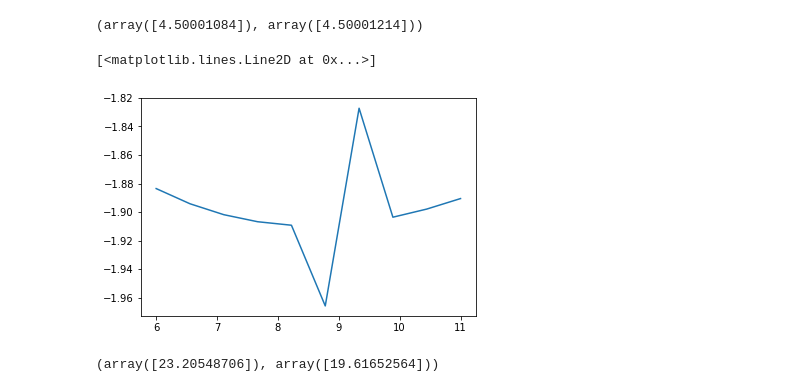
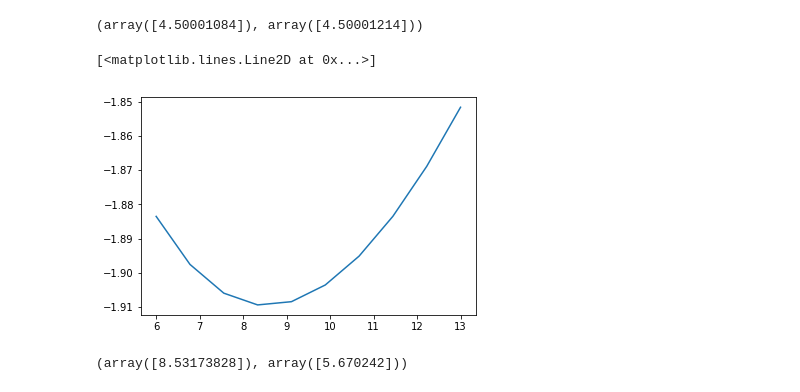
Before and after one commit to ericschulman/health_bargains, a Jupyter notebook: numerical.ipynb, the cells around one changed output. Saved outputs shown, nothing was run; the diff lists cells and outputs as text; code cells hidden in the pictures.

```diff
--- a/numerical.ipynb
+++ b/numerical.ipynb
@@ -37,18 +37,21 @@ def calc_eq(theta1, theta2, mu1, mu2, cost, listprice):
     profits =  [t0*(p0-theta1*mu1),t1*(p1-theta1*mu1), 0]
     ind = np.argmax(profits)
 
-    if t0 + t1 >1:
+    #t1_firm2
+    t0_firm2 = (listprice - mu2*theta2)/(2*cost)
+
+    if t0_firm2 + t0 >1:
         ind = 1
         if t1 < 0:
             ind = 2
 
     #print([t0,t1,0], profits, ind)
-    return [t0,t1,0], profits, ind
+    return [t0,t1,0], profits, [p0,p1,0], ind
 
 
 def calc_profits(theta1,theta2,mu1,mu2,cost, listprice):
-    t1, profits1, index1 = calc_eq(theta1, theta2, mu1, mu2, cost, listprice)
-    t2, profits2, index2 = calc_eq(theta2, theta1, mu2, mu1, cost, listprice)
+    t1, profits1, prices1, index1 = calc_eq(theta1, theta2, mu1, mu2, cost, listprice)
+    t2, profits2, prices2, index2 = calc_eq(theta2, theta1, mu2, mu1, cost, listprice)
     hosp_profit = t1[index1]*theta1*mu1 +  t2[index2]*theta2*mu2
     return hosp_profit, profits1[index1], profits2[index2]
 
@@ -134,37 +137,44 @@ def outside_seq(theta1,mu1,cost,listprice):
     ind = np.argmax([p0*t0, p1*t1, p2*t2])
     print([t0,t1,t2], ind)
     return mu1*theta1*([t0,t1,t2][ind])
 
 
 def outside_seq(theta1,mu1,cost,listprice):
     """assume that we amp up list price high enough
     for a corner solution"""
     return mu1*theta1
 
 
 def bargain_helper_seq(theta1, mu1, mu2, cost, listprice):
     """solve each firm 1s optimization holding theta 2 fixed"""
     outside = outside_seq(theta1,mu1,cost,listprice)
     result = minimize(nash_in_nash, 10., args=(theta1, mu2, mu1, cost, listprice, outside),
                       method='Nelder-Mead', options={'disp': False})
     return result.x
 
 
 def seq_obj(theta1, mu1, mu2, cost, listprice):
     """ theta1 is a guess for the first stage """
 
     theta2 = bargain_helper_seq(theta1, mu2, mu1, cost, listprice)
     outside1 = outside_simlt(mu1,cost,listprice)
+
     return nash_in_nash(theta1, theta2, mu1, mu2, cost, listprice, outside1)
 
 
 COST = 3
-LIST = 8
-plt.plot([i for i in np.linspace(COST+3,LIST+3,num=10)],
-         [seq_obj(i, .5, .5, COST , LIST) for i in np.linspace(COST+3,LIST+3,num=10)])
+LIST = 10
+plt.plot([i for i in np.linspace(COST+3,LIST +3,num=10)],
+         [seq_obj(i, .5, .5, COST , LIST) for i in np.linspace(COST+3,LIST +3,num=10)])
+
+#for i in np.linspace(COST,LIST,num=10):
+#    print('---')
+#    print(i)
+#    print( calc_eq(i, bargain_helper_seq(i, .5, .5, COST,LIST),  .5, .5, COST,LIST))
+#    print(calc_profits(i,  bargain_helper_seq(i, .5, .5, COST,LIST),  .5, .5, COST,LIST))
 # %% [output]
 [<matplotlib.lines.Line2D at 0x...>]
-[figure, old version]
+[figure, new version]
 # %%
 def seq_bargain(theta1, mu1, mu2, cost, listprice):
     """solve the bargaining problems seperately,
@@ -177,9 +187,9 @@ def seq_bargain(theta1, mu1, mu2, cost, listprice):
     return theta1, theta2
 
 
-print(seq_bargain(18,.5,.5,10,30))
+print(seq_bargain(5,.5,.5,3,11))
 # %% [output]
-(array([23.20548706]), array([19.61652564]))
+(array([8.53173828]), array([5.670242]))
 # %%
 def make_table(arg, steps, params):
     min_arg, max_arg, no_step = steps
```
Also changed, not shown: parts of 3 cells of this notebook, 1 other file.
